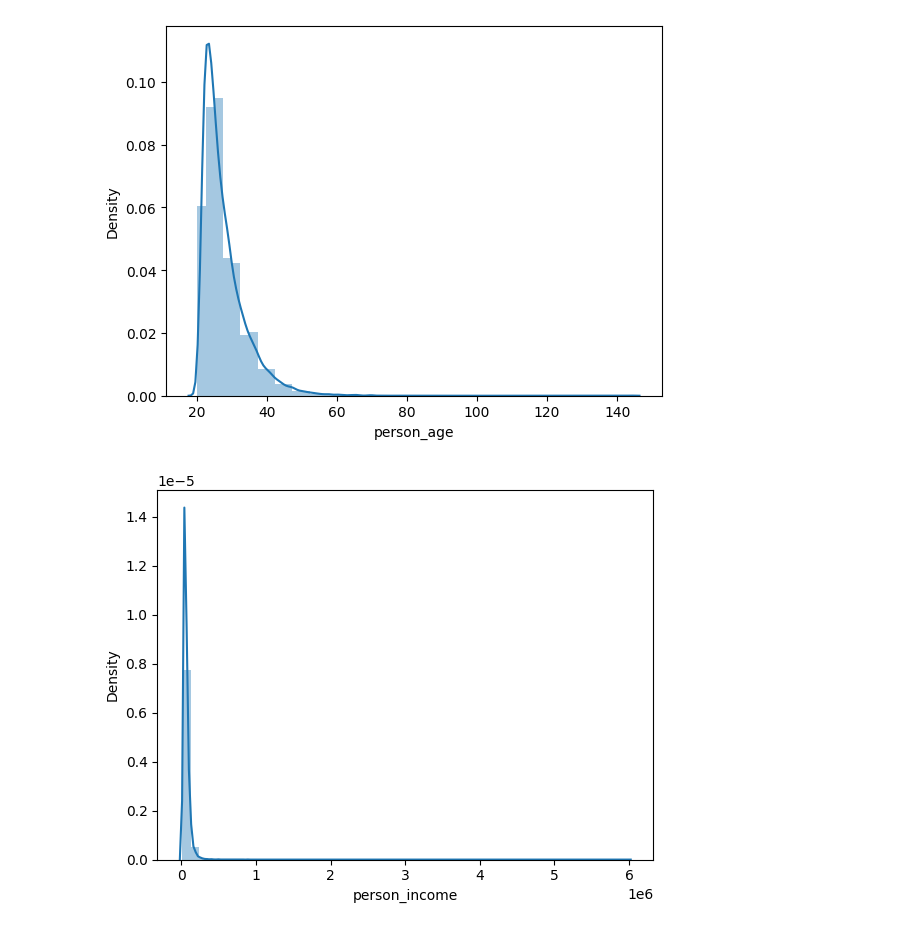
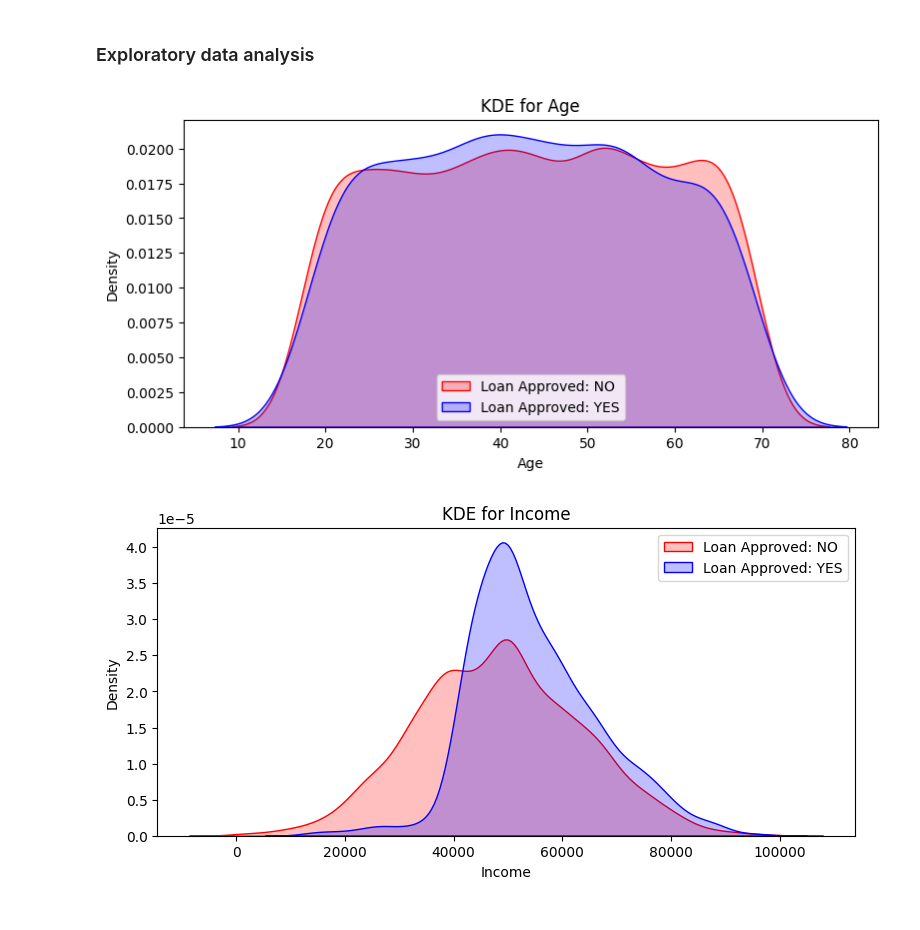
Before and after one commit to Jsamlu/Rise_4.0, a Jupyter notebook: ML/CreditRiskPridiction/creditRiskPrediction.ipynb, the cells around one changed output. Saved outputs shown, nothing was run; the diff lists cells and outputs as text; code cells hidden in the pictures.

Commit message:
ML CreditScorePrediction done

```diff
--- a/ML/CreditRiskPridiction/creditRiskPrediction.ipynb
+++ b/ML/CreditRiskPridiction/creditRiskPrediction.ipynb
@@ -10,7 +14,8 @@ filterwarnings('ignore')
 # %%
 # importing dataset
+# Credit Risk & Loan Default Analysis Dataset by Muhammad Shahzad from kaggle
 
-df = pd.read_csv('../../dataset/credit_risk_dataset.csv')
+df = pd.read_csv('../../dataset/loan_risk_prediction_dataset.csv')
 # %%
 
 df.head()
@@ -38,2 +45,7 @@ cb_person_cred_hist_length       0
 dtype: int64
+# %%
+
+df['Income'] = df['Income'].fillna(df['Income'].mean())
+df['CreditScore'] = df['CreditScore'].fillna(df['CreditScore'].mean())
+df['Education'] = df['Education'].fillna(df['Education'].mode()[0])
 # %%
@@ -46,0 +85,5 @@ df.describe(exclude=np.number)
+# %%
+df['Income'] = df['Income'].abs()
+df['LoanAmount'] = df['LoanAmount'].abs()
+
+df.describe() # negative values are converted into absolute values
@@ -63,7 +129,23 @@ df.select_dtypes(include=np.number)
+# %% [markdown]
+### Exploratory data analysis
 # %%
-for i in df.select_dtypes(include = np.number):
-    sns.distplot(df[i])
+numerical_cols = df.select_dtypes(include=np.number).columns
+
+# sensity plot for numerical features
+def kdplot(feature):
+    plt.figure(figsize=(9,4))
+    plt.title(f"KDE for {feature}")
+
+    ax0 = sns.kdeplot(df[df['LoanApproved'] == 0][feature].dropna(), color='red', label='Loan Approved: NO', fill=True)
+    ax0 = sns.kdeplot(df[df['LoanApproved'] == 1][feature].dropna(), color='blue', label='Loan Approved: YES', fill=True)
+
+    plt.legend()
     plt.show()
+
+
+
+for i in numerical_cols:
+    kdplot(i)
 # %% [output]
-[figure, old version]
+[figure, new version]
-[figure, old version]
+[figure, new version]
```
Also changed, not shown: parts of 28 cells of this notebook, 2 other files.
